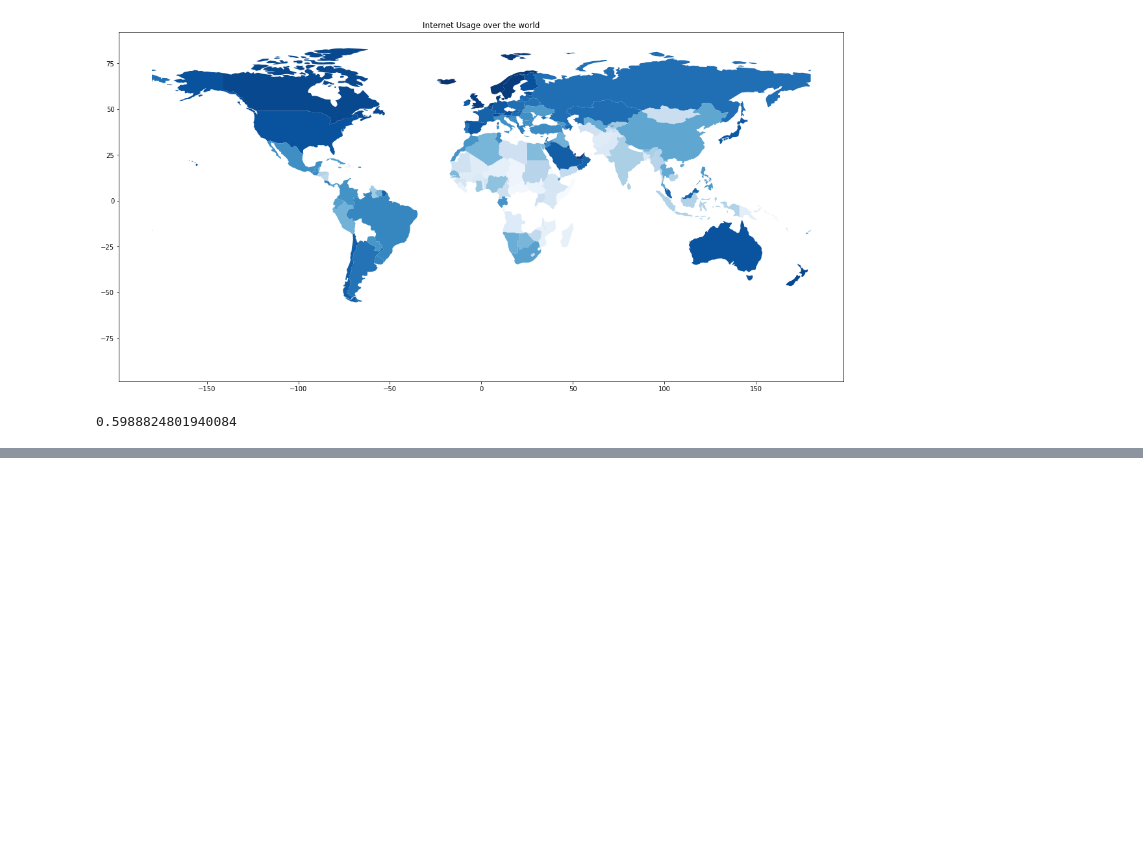
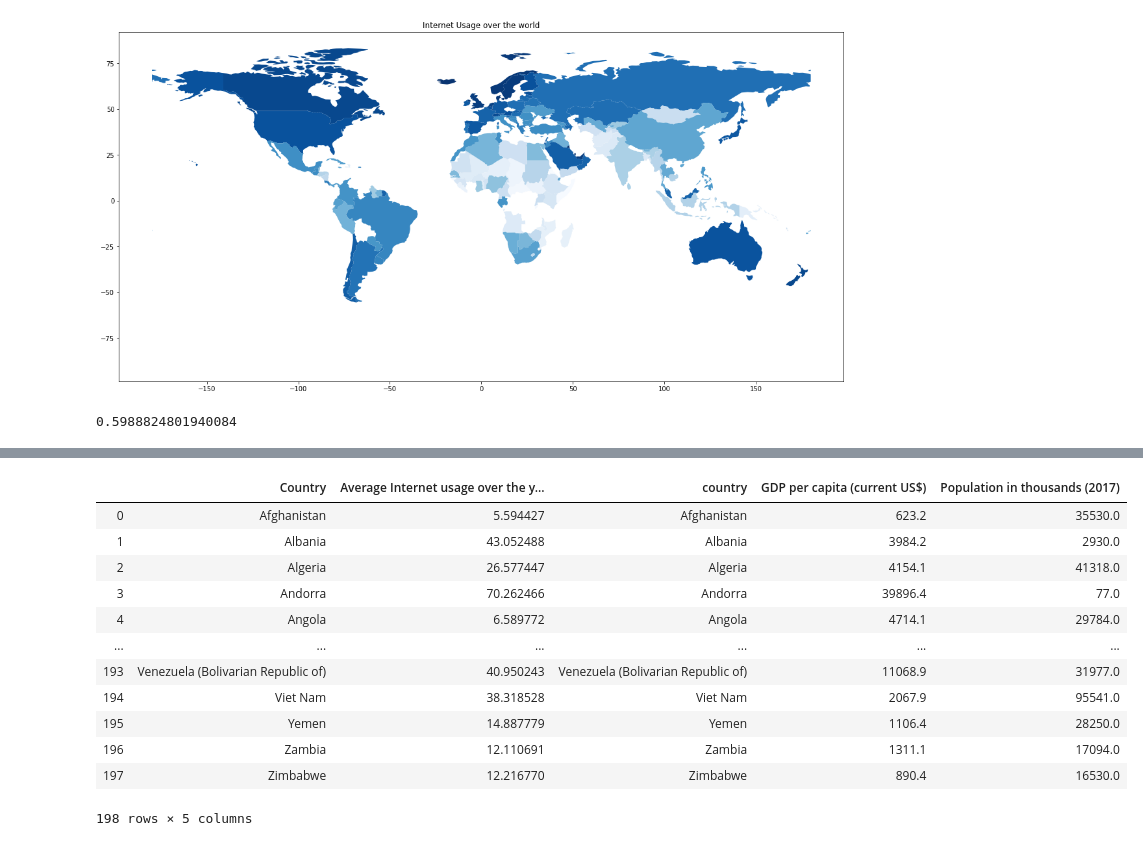
Before and after one commit to welisalewis/final_project_2020Sp, a Jupyter notebook: Internet_usage_insights-Final.ipynb, the cells around one changed output, grey strips where cells are left out. Saved outputs shown, nothing was run; the diff lists cells and outputs as text; code cells hidden in the pictures; blank space fills up the shorter version.

```diff
--- a/Internet_usage_insights-Final.ipynb
+++ b/Internet_usage_insights-Final.ipynb
@@ -213,0 +247,2 @@ fig.show()
+# %%
+location = internet_users["Location"]
@@ -213,0 +264,4 @@ fig.show()
+# %%
+insights2= pd.concat([location, average_int_usage], axis=1)
+# %%
+insights2.columns = ["Country","Average Internet usage over the years"]
@@ -213,0 +284,18 @@ fig.show()
+# %%
+GDP_vs_int_usage = insights2.merge(country_GDP,left_on="Country",right_on="country",how="left")
+# %%
+GDP_vs_int_usage
+# %% [output]
+|  | Country | Average Internet usage over the y... | country | GDP per capita (current US$) | Population in thousands (2017) |
+| 0 | Afghanistan | 5.594427 | Afghanistan | 623.2 | 35530.0 |
+| 1 | Albania | 43.052488 | Albania | 3984.2 | 2930.0 |
+| 2 | Algeria | 26.577447 | Algeria | 4154.1 | 41318.0 |
+| 3 | Andorra | 70.262466 | Andorra | 39896.4 | 77.0 |
+| 4 | Angola | 6.589772 | Angola | 4714.1 | 29784.0 |
+| ... | ... | ... | ... | ... | ... |
+| 193 | Venezuela (Bolivarian Republic of) | 40.950243 | Venezuela (Bolivarian Republic of) | 11068.9 | 31977.0 |
+| 194 | Viet Nam | 38.318528 | Viet Nam | 2067.9 | 95541.0 |
+| 195 | Yemen | 14.887779 | Yemen | 1106.4 | 28250.0 |
+| 196 | Zambia | 12.110691 | Zambia | 1311.1 | 17094.0 |
+| 197 | Zimbabwe | 12.216770 | Zimbabwe | 890.4 | 16530.0 |
+198 rows × 5 columns
```
Also changed, not shown: parts of 60 cells of this notebook.
